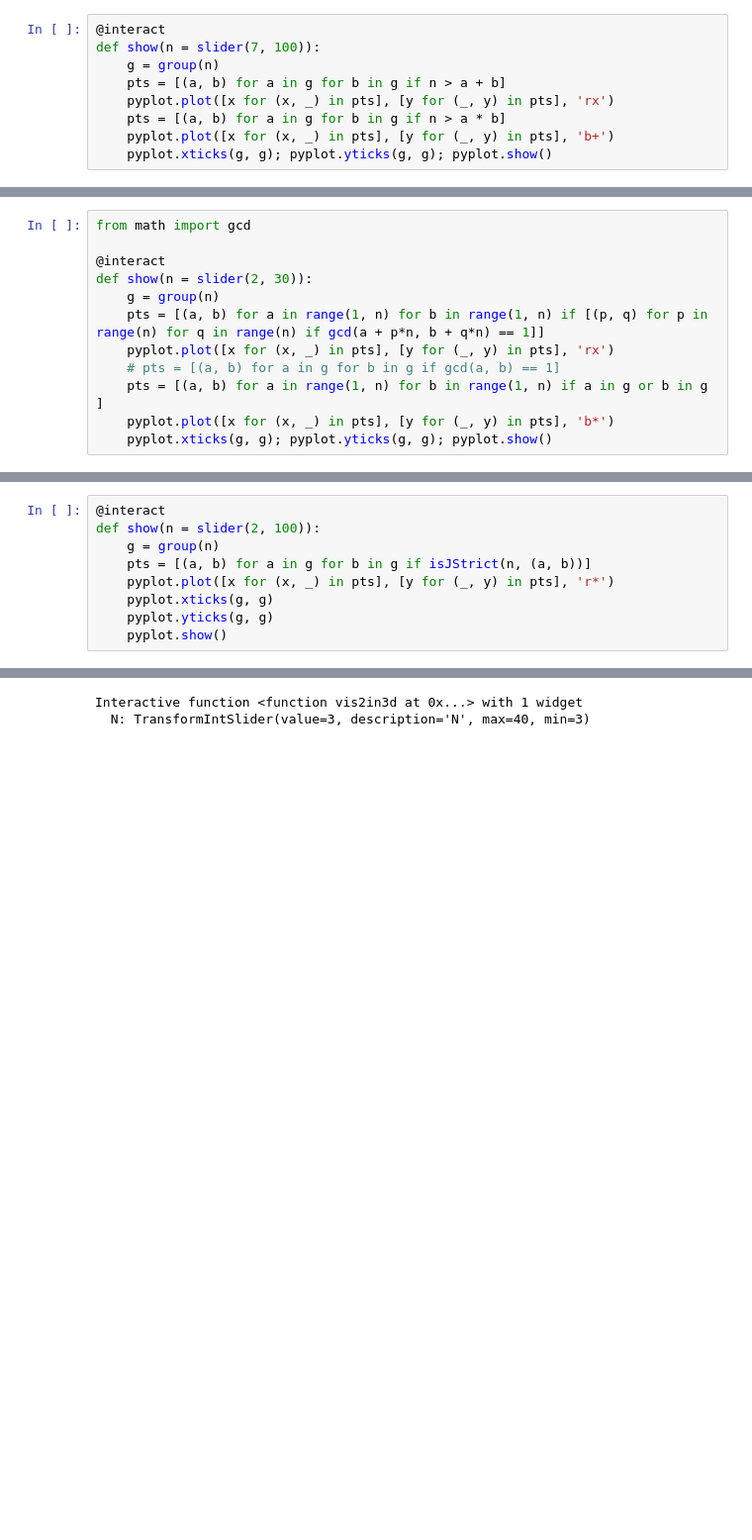
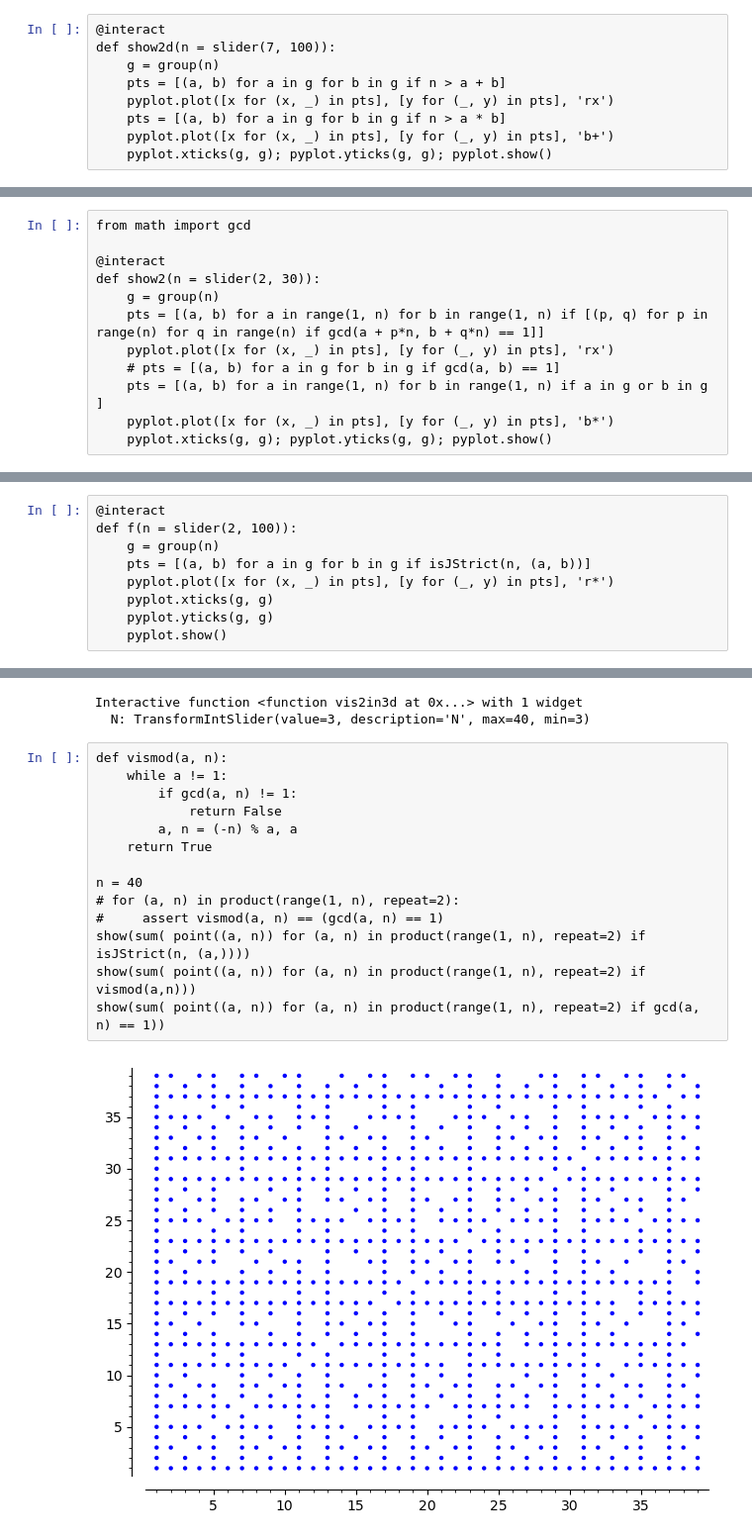
Before and after one commit to filedesless/singularite_j, a Jupyter notebook: notebook.ipynb, the cells around one changed output, grey strips where cells are left out. Shown at 99% size. Saved outputs shown, nothing was run; the diff lists cells and outputs as text; blank space fills up the shorter version.

```diff
--- a/notebook.ipynb
+++ b/notebook.ipynb
@@ -5,6 +6,6 @@ from itertools import product
 # %%
 @interact
-def show(n = slider(7, 100)):
+def show2d(n = slider(7, 100)):
     g = group(n)
     pts = [(a, b) for a in g for b in g if n > a + b]
     pyplot.plot([x for (x, _) in pts], [y for (_, y) in pts], 'rx')
@@ -18,7 +19,7 @@ Interactive function <function show at 0x...> with 1 widget
 from math import gcd
 
 @interact
-def show(n = slider(2, 30)):
+def show2(n = slider(2, 30)):
     g = group(n)
     pts = [(a, b) for a in range(1, n) for b in range(1, n) if [(p, q) for p in range(n) for q in range(n) if gcd(a + p*n, b + q*n) == 1]]
     pyplot.plot([x for (x, _) in pts], [y for (_, y) in pts], 'rx')
@@ -39,7 +40,7 @@ Interactive function <function view_gcd at 0x...> with 1 widget
   n: TransformIntSlider(value=2, description='n', max=30, min=2)
 # %%
 @interact
-def show(n = slider(2, 100)):
+def f(n = slider(2, 100)):
     g = group(n)
     pts = [(a, b) for a in g for b in g if isJStrict(n, (a, b))]
     pyplot.plot([x for (x, _) in pts], [y for (_, y) in pts], 'r*')
@@ -74,3 +75,19 @@ def vis2in3d(N = slider(3, 40)):
 # %% [output]
 Interactive function <function vis2in3d at 0x...> with 1 widget
   N: TransformIntSlider(value=3, description='N', max=40, min=3)
+# %%
+def vismod(a, n):
+    while a != 1:
+        if gcd(a, n) != 1:
+            return False
+        a, n = (-n) % a, a
+    return True
+
+n = 40
+# for (a, n) in product(range(1, n), repeat=2):
+#     assert vismod(a, n) == (gcd(a, n) == 1)
+show(sum( point((a, n)) for (a, n) in product(range(1, n), repeat=2) if isJStrict(n, (a,))))
+show(sum( point((a, n)) for (a, n) in product(range(1, n), repeat=2) if vismod(a,n)))
+show(sum( point((a, n)) for (a, n) in product(range(1, n), repeat=2) if gcd(a, n) == 1))
+# %% [output]
+[figure, added]
```
Also changed, not shown: parts of 5 cells of this notebook, 3 other files.
